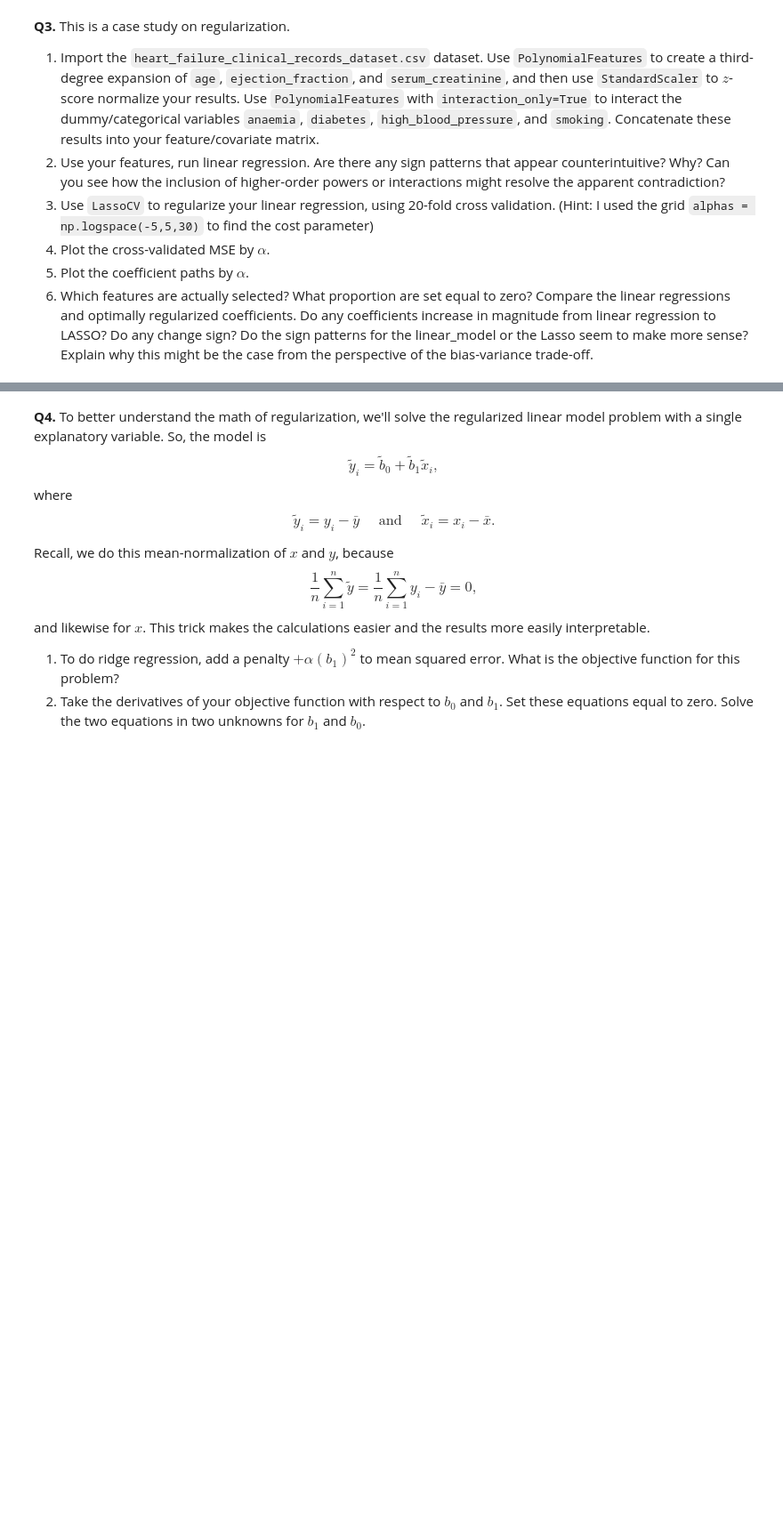
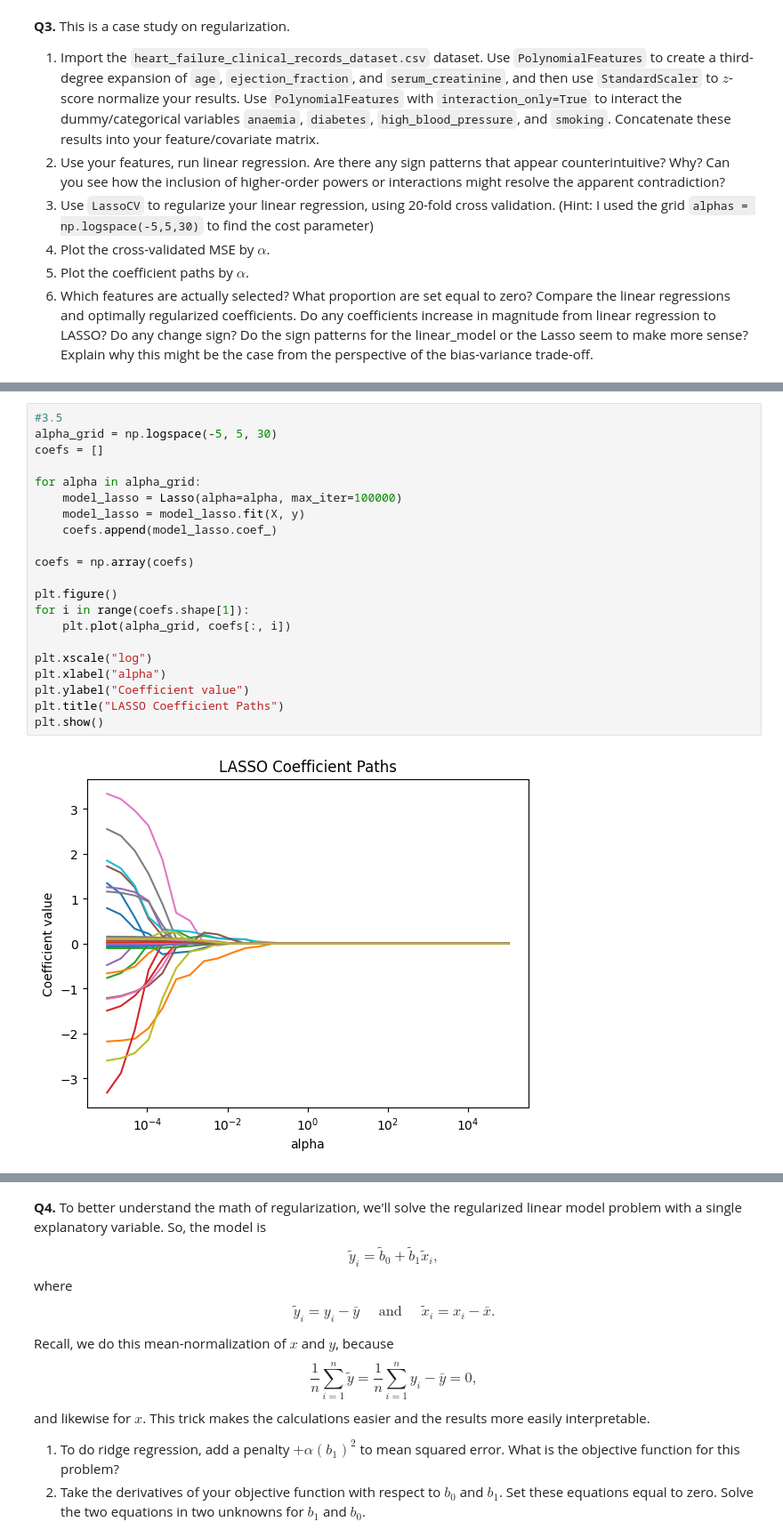
Before and after one commit to arya-rajesh-99/undergrad_ml_assignments, a Jupyter notebook: 04_assignment_regularization.ipynb, the cells around one changed output, grey strips where cells are left out. Shown at 89% size. Saved outputs shown, nothing was run; the diff lists cells and outputs as text; blank space fills up the shorter version.

```diff
--- a/04_assignment_regularization.ipynb
+++ b/04_assignment_regularization.ipynb
@@ -186,0 +302,23 @@ heartfailure_df.head()
+# %%
+#3.5
+alpha_grid = np.logspace(-5, 5, 30)
+coefs = []
+
+for alpha in alpha_grid:
+    model_lasso = Lasso(alpha=alpha, max_iter=100000)
+    model_lasso = model_lasso.fit(X, y)
+    coefs.append(model_lasso.coef_)
+
+coefs = np.array(coefs)
+
+plt.figure()
+for i in range(coefs.shape[1]):
+    plt.plot(alpha_grid, coefs[:, i])
+
+plt.xscale("log")
+plt.xlabel("alpha")
+plt.ylabel("Coefficient value")
+plt.title("LASSO Coefficient Paths")
+plt.show()
+# %% [output]
+[figure, added]
```
Also changed, not shown: parts of 15 cells of this notebook.
